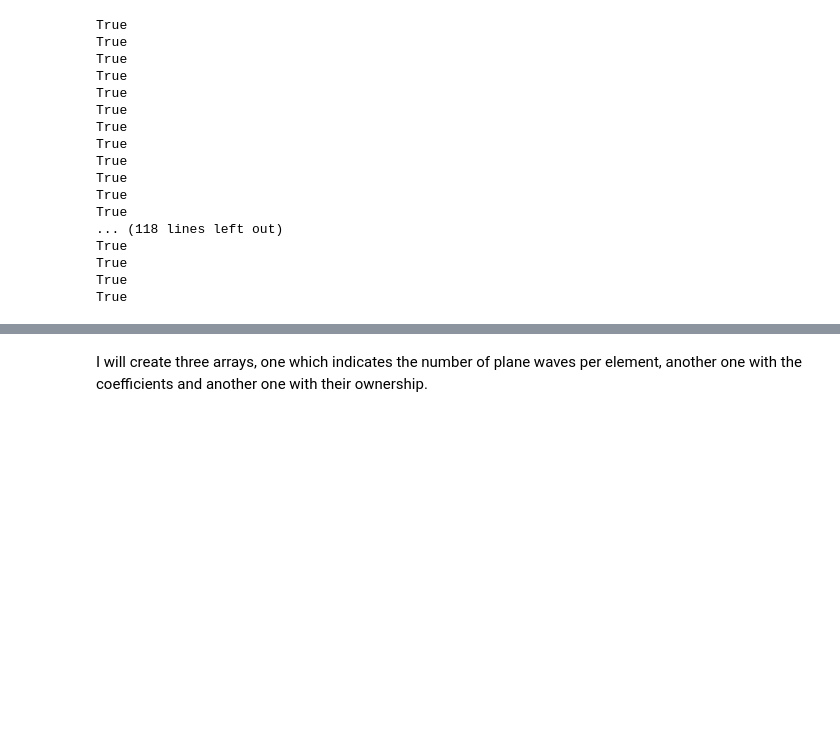
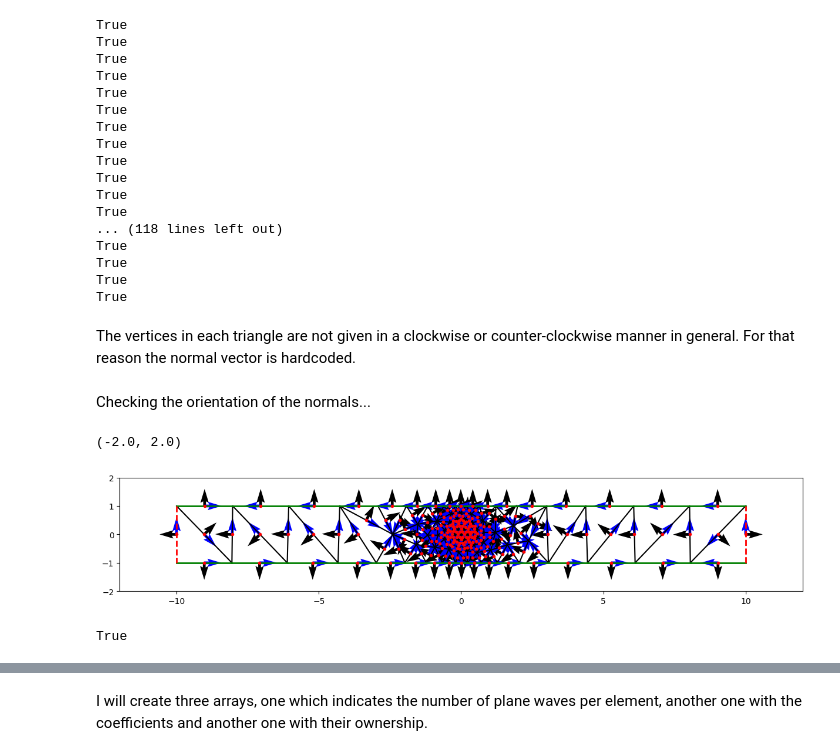
Before and after one commit to MPenaR/UWVFTrefftz, a Jupyter notebook: src/test_trefft.ipynb, the cells around one changed output, grey strips where cells are left out. Cells and saved outputs as stored; diff of their text form; code cells hidden in the pictures; blank space fills up the shorter version.

```diff
--- a/src/test_trefft.ipynb
+++ b/src/test_trefft.ipynb
@@ -7,24 +8,27 @@ import numpy as np
 R = 10.
 H = 1.
 
+def CreateMesh( h_max = 2.):
+    '''Creates a netgen mesh and returns the NG-solve wrapper.'''
+    geo = SplineGeometry()
+    geo.AddRectangle(p1=(-R,-H),
+                    p2=( R, H),
+                    bcs=["Gamma","Sigma_p","Gamma","Sigma_n"],
+                    leftdomain=1,
+                    rightdomain=0)
+    geo.AddCircle(c=(0,0),
+                r=0.4,
+                bc="dOmega",
+                leftdomain=2,
+                rightdomain=1)
+    geo.SetMaterial (1, "Omega_e")
+    geo.SetMaterial (2, "Omega_i")
 
+    Omega = Mesh(geo.GenerateMesh(maxh= h_max))
 
-geo = SplineGeometry()
-geo.AddRectangle(p1=(-R,-H),
-                 p2=( R, H),
-                 bcs=["Gamma","Sigma_p","Gamma","Sigma_n"],
-                 leftdomain=1,
-                 rightdomain=0)
-geo.AddCircle(c=(0,0),
-              r=0.4,
-              bc="dOmega",
-              leftdomain=2,
-              rightdomain=1)
-geo.SetMaterial (1, "Omega_e")
-geo.SetMaterial (2, "Omega_i")
+    return Omega
+
+Omega = CreateMesh()
-# %%
-ngmesh = geo.GenerateMesh(maxh=2.)
-Omega = Mesh(ngmesh)
 # %%
 Interior = Omega.Materials('Omega_e | Omega_i')
 # %%
@@ -158,3 +144,5 @@ True
 True
 True
 True
+# %% [markdown]
+The vertices in each triangle are not given in a clockwise or counter-clockwise manner in general. For that reason the normal vector is hardcoded.
@@ -160,0 +197,18 @@ True
+# %% [markdown]
+Checking the orientation of the normals...
+# %%
+plot_mesh(Omega)
+plt.plot( MidPoints[:,0], MidPoints[:,1],'.r')
+plt.quiver( MidPoints[:,0], MidPoints[:,1], Normals[:,0], Normals[:,1], scale=40)
+plt.quiver( MidPoints[:,0], MidPoints[:,1], Tangents[:,0], Tangents[:,1], scale=40, color='b')
+plt.xlim([-12,12])
+plt.ylim([-2,2])
+# %% [output]
+(-2.0, 2.0)
+[figure, added]
+# %%
+for e in Omega.Elements():
+    pass
+e.type == 10
+# %% [output]
+True
```
Also changed, not shown: parts of 19 cells of this notebook.
